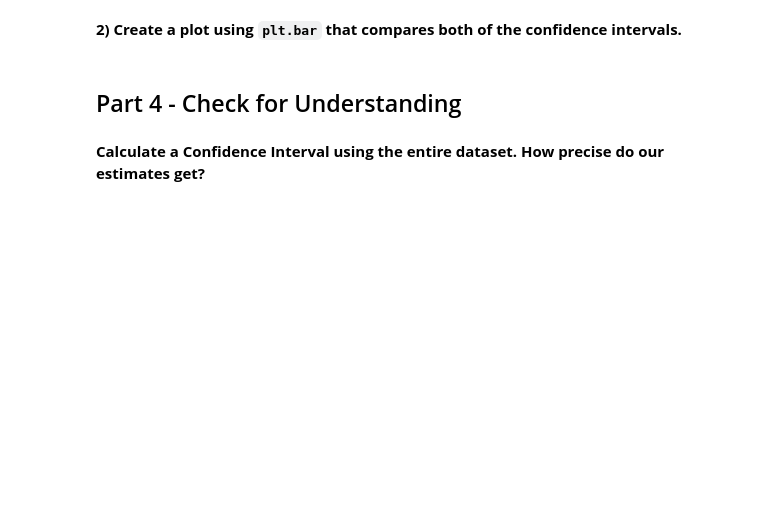
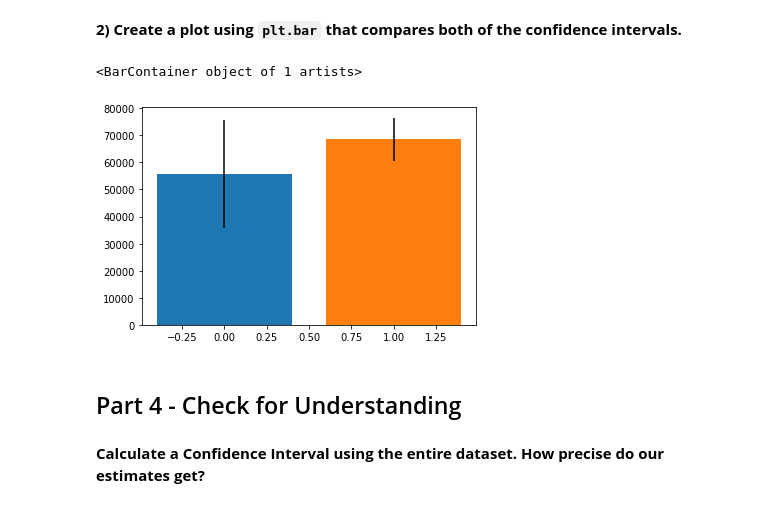
Before and after one commit to yestrella14/DS-Unit-1-Sprint-2-Statistics, a Jupyter notebook: LS_DS_123_Confidence_Intervals_Assignment.ipynb, the cells around one changed output. Drawn from its saved outputs; the diff is of its cells as text; code cells hidden in the pictures; blank space fills up the shorter version.

```diff
--- a/LS_DS_123_Confidence_Intervals_Assignment.ipynb
+++ b/LS_DS_123_Confidence_Intervals_Assignment.ipynb
@@ -170,5 +177,11 @@ The margin of error gives an idea of how far off our estimates might be (with 95
 # %% [markdown]
 **2) Create a plot using `plt.bar` that compares both of the confidence intervals.**
+# %%
+plt.bar(0, mean_sample20, yerr=margin_of_error20)
+plt.bar(1, mean_sample200, yerr=margin_of_error200)
+# %% [output]
+<BarContainer object of 1 artists>
+[figure, added]
 # %% [markdown]
 ## Part 4 - Check for Understanding
 # %% [markdown]
```
Also changed, not shown: parts of 13 cells of this notebook.
